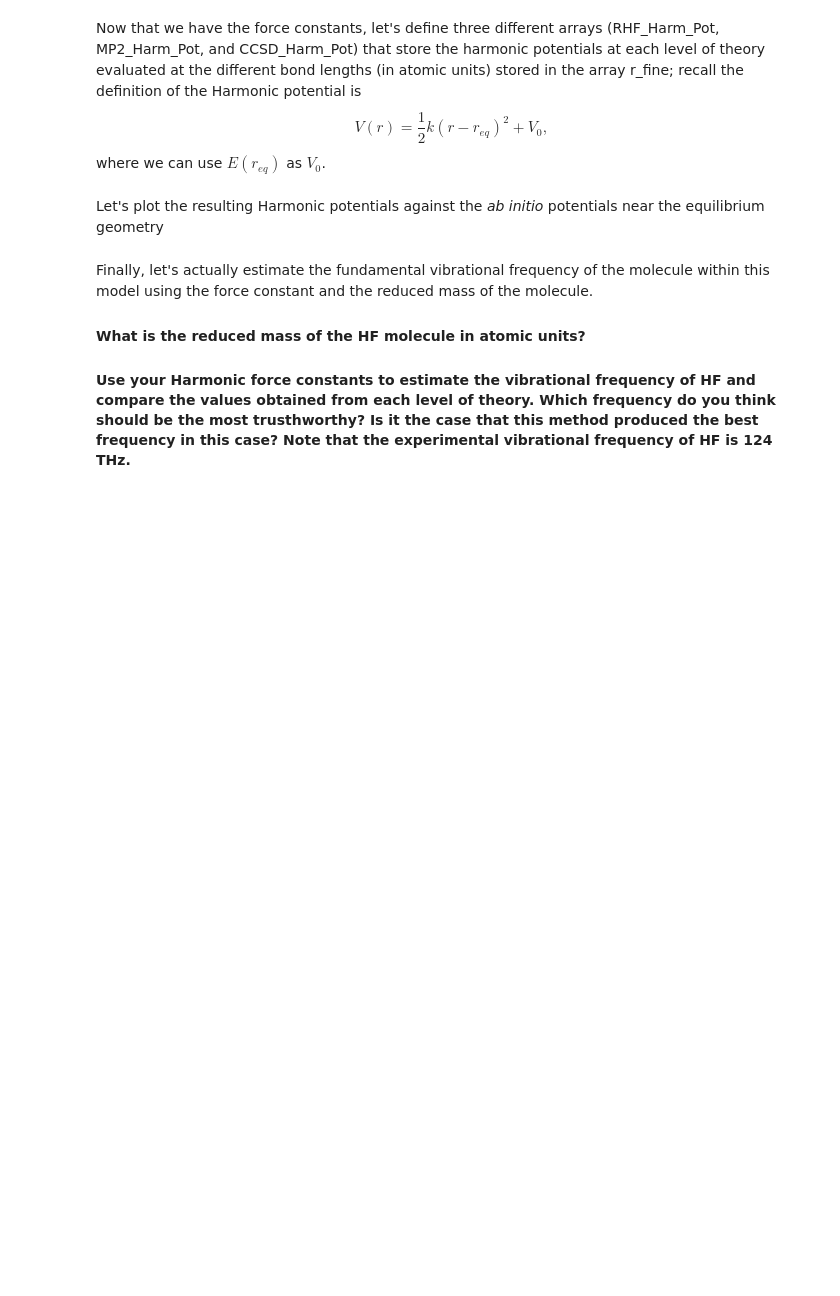
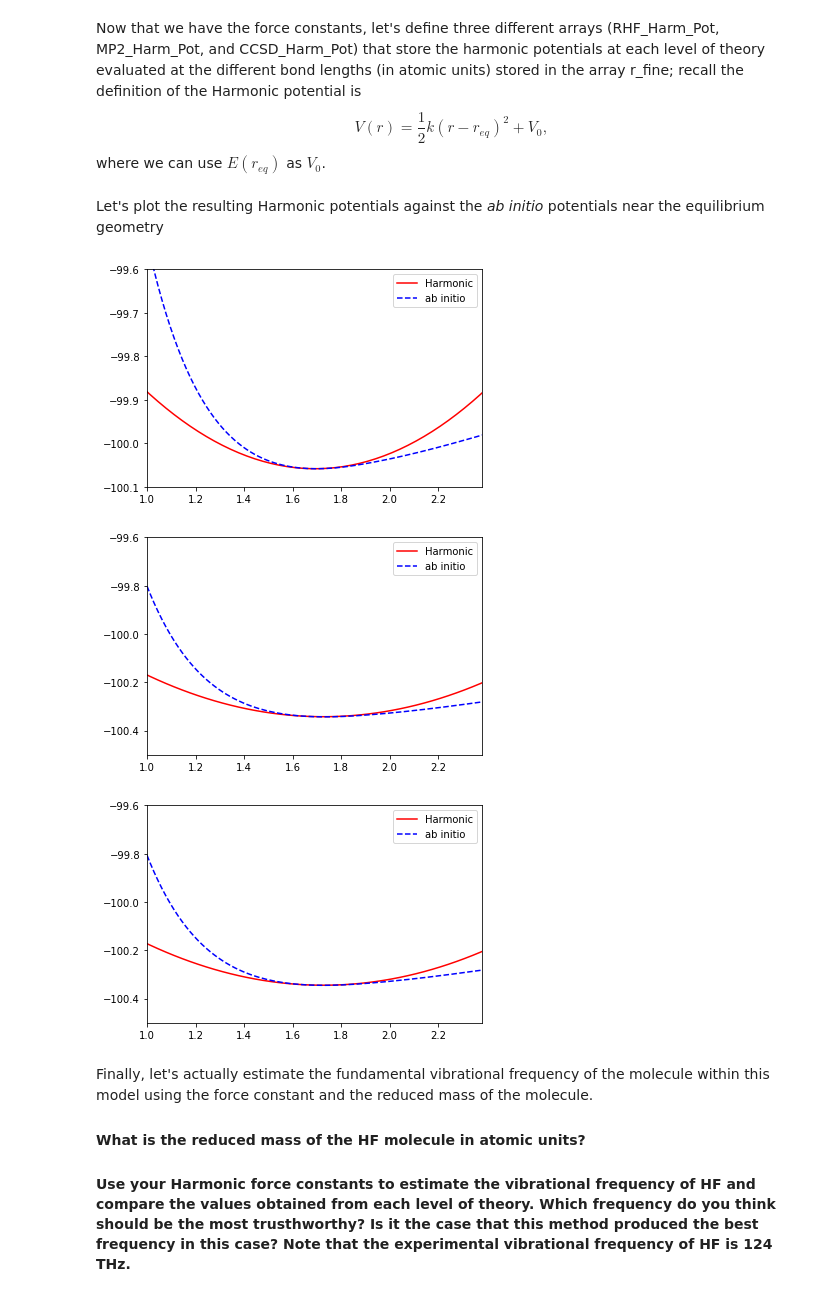
Before and after one commit to robertgonzale/2019-Tapia-MoISSI, a Jupyter notebook: Ab_Initio_MD_template.ipynb, the cells around one changed output. Cells and saved outputs as stored; diff of their text form; code cells hidden in the pictures; blank space fills up the shorter version.

```diff
--- a/Ab_Initio_MD_template.ipynb
+++ b/Ab_Initio_MD_template.ipynb
@@ -222,15 +269,44 @@ where we can use $E(r_{eq})$ as $V_0$.
+# %%
+''' Create arrays of Harmonic potentials in this cell! '''
+RHF_Harm_Pot = 0.5 * RHF_Force_Constant * (r_fine - RHF_Req)**2 + RHF_E_Spline(RHF_Req)
+MP2_Harm_Pot = 0.5 * MP2_Force_Constant * (r_fine - MP2_Req)**2 + MP2_E_Spline(RHF_Req)
+CCSD_Harm_Pot = 0.5 * CCSD_Force_Constant * (r_fine - CCSD_Req)**2 + CCSD_E_Spline(RHF_Req)
 # %% [markdown]
 Let's plot the resulting Harmonic potentials against the *ab* *initio* potentials near the equilibrium geometry
 # %%
 ### plot RHF harmonic potential vs RHF ab initio potential!
 plt.plot(r_fine, RHF_Harm_Pot, 'red', label='Harmonic')
 plt.plot(r_fine, RHF_E_fine, 'b--', label='ab initio' )
 ### these limits were chosen to zoom in on region of the RHF PES that is approximately
 ### harmonic
 plt.xlim(1.0, (1.69+0.69))
 plt.ylim(-100.1,-99.6)
 plt.legend()
 plt.show()
+
+### plot RHF harmonic potential vs MP2 ab initio potential!
+plt.plot(r_fine, MP2_Harm_Pot, 'red', label='Harmonic')
+plt.plot(r_fine, MP2_E_fine, 'b--', label='ab initio' )
+### these limits were chosen to zoom in on region of the MP2 PES that is approximately
+### harmonic
+plt.xlim(1.0, (1.69+0.69))
+plt.ylim(-100.5,-99.6)
+plt.legend()
+plt.show()
+
+### plot RHF harmonic potential vs CCSD ab initio potential!
+plt.plot(r_fine, CCSD_Harm_Pot, 'red', label='Harmonic')
+plt.plot(r_fine, CCSD_E_fine, 'b--', label='ab initio' )
+### these limits were chosen to zoom in on region of the CCSD PES that is approximately
+### harmonic
+plt.xlim(1.0, (1.69+0.69))
+plt.ylim(-100.5,-99.6)
+plt.legend()
+plt.show()
+# %% [output]
+[figure, added]
+[figure, added]
+[figure, added]
 # %% [markdown]
 Finally, let's actually estimate the fundamental vibrational frequency of the molecule
 within this model using the force constant and the reduced mass of the molecule.
```
Also changed, not shown: parts of 6 cells of this notebook.
